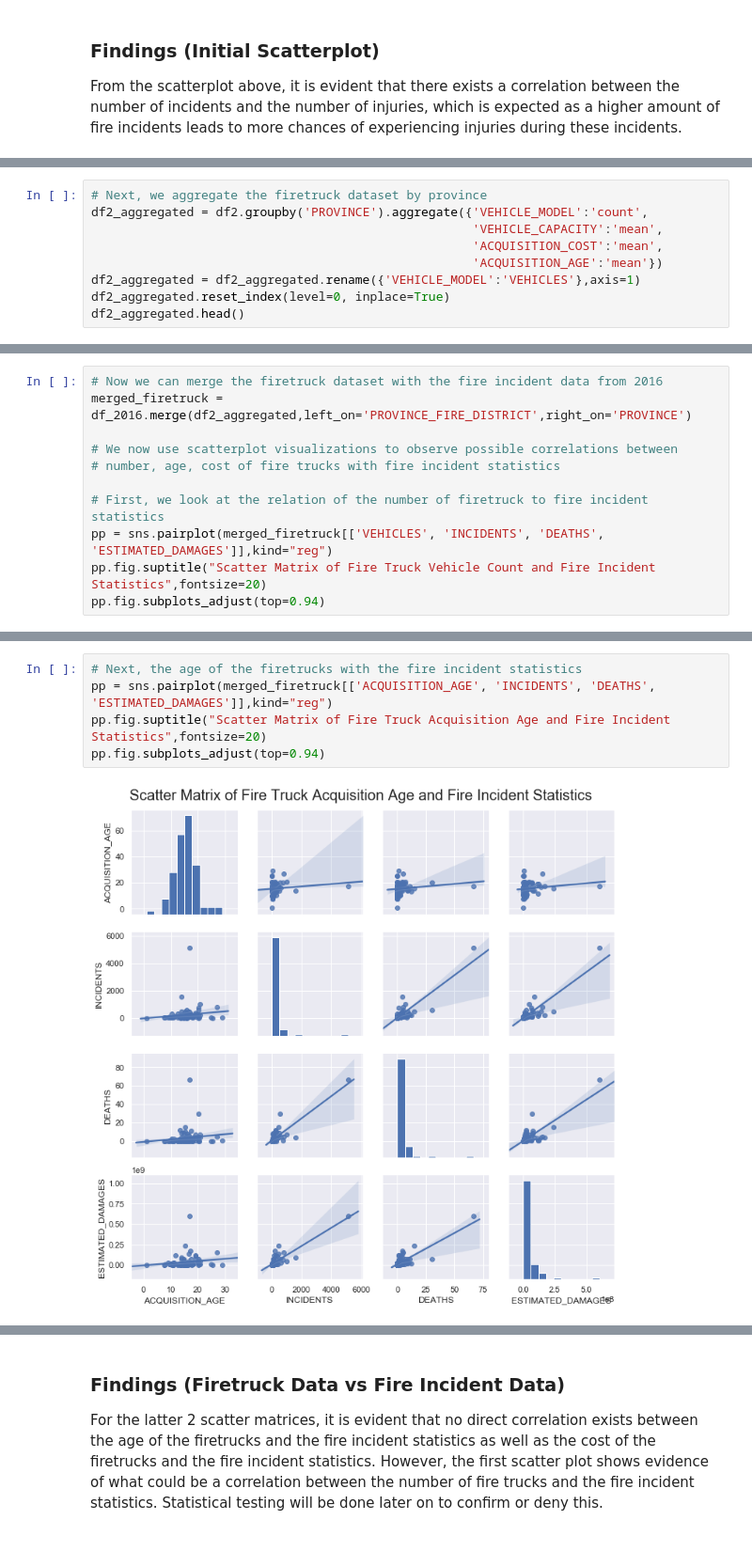
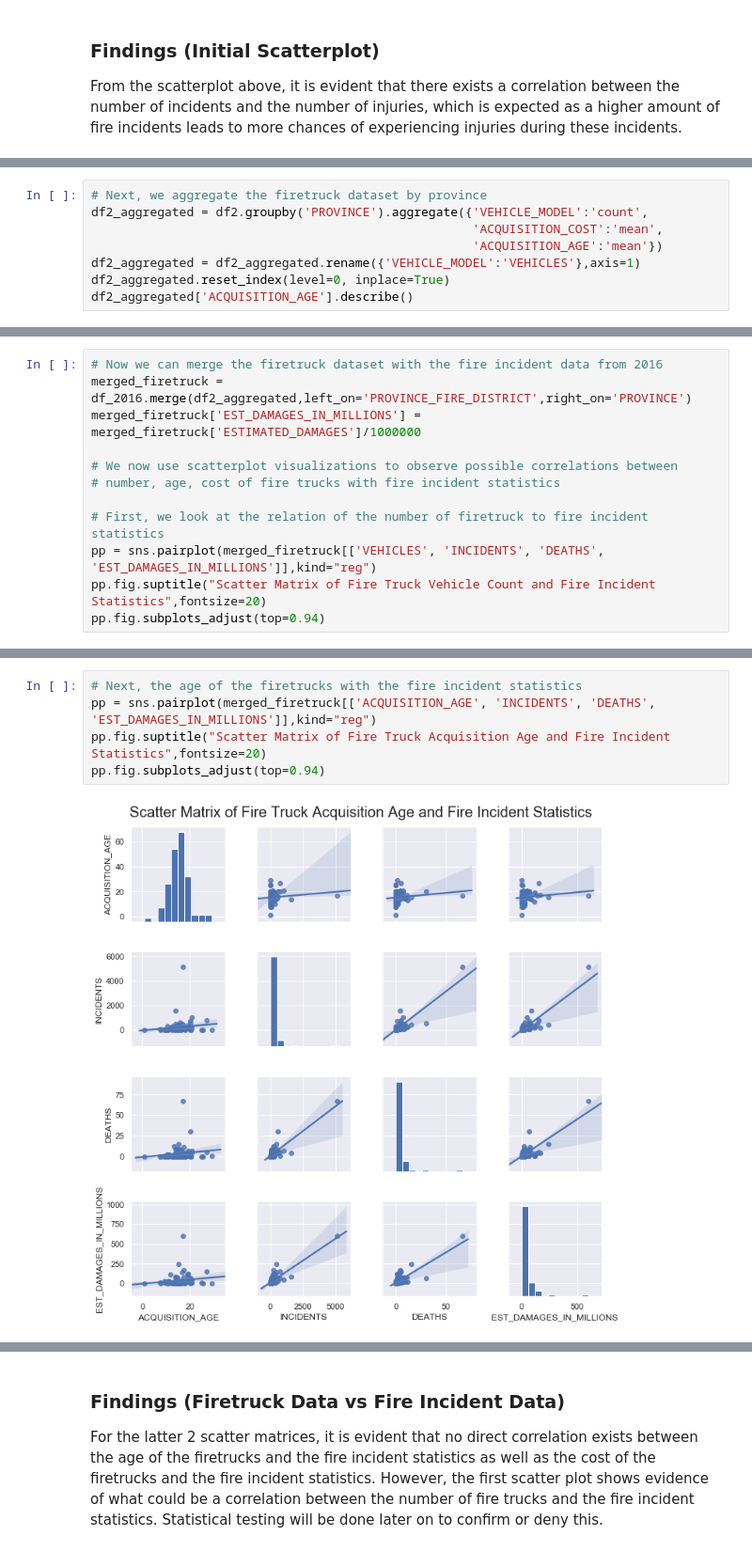
Before and after one commit to ianona/CSC933M-FinalProject, a Jupyter notebook: Fire Incidents.ipynb, the cells around one changed output, grey strips where cells are left out. Shown at 94% size. Drawn from its saved outputs; the diff is of its cells as text.

```diff
--- a/Fire Incidents.ipynb
+++ b/Fire Incidents.ipynb
@@ -547,10 +562,9 @@ print(tofix)
 # %%
 # Next, we aggregate the firetruck dataset by province
 df2_aggregated = df2.groupby('PROVINCE').aggregate({'VEHICLE_MODEL':'count',
-                                                    'VEHICLE_CAPACITY':'mean',
                                                     'ACQUISITION_COST':'mean',
                                                     'ACQUISITION_AGE':'mean'})
 df2_aggregated = df2_aggregated.rename({'VEHICLE_MODEL':'VEHICLES'},axis=1)
 df2_aggregated.reset_index(level=0, inplace=True)
-df2_aggregated.head()
+df2_aggregated['ACQUISITION_AGE'].describe()
 # %% [output]
@@ -563,12 +580,13 @@ df2_aggregated.head()
 # %%
 # Now we can merge the firetruck dataset with the fire incident data from 2016
 merged_firetruck = df_2016.merge(df2_aggregated,left_on='PROVINCE_FIRE_DISTRICT',right_on='PROVINCE')
+merged_firetruck['EST_DAMAGES_IN_MILLIONS'] = merged_firetruck['ESTIMATED_DAMAGES']/1000000
 
 # We now use scatterplot visualizations to observe possible correlations between
 # number, age, cost of fire trucks with fire incident statistics
 
 # First, we look at the relation of the number of firetruck to fire incident statistics
-pp = sns.pairplot(merged_firetruck[['VEHICLES', 'INCIDENTS', 'DEATHS', 'ESTIMATED_DAMAGES']],kind="reg")
+pp = sns.pairplot(merged_firetruck[['VEHICLES', 'INCIDENTS', 'DEATHS', 'EST_DAMAGES_IN_MILLIONS']],kind="reg")
 pp.fig.suptitle("Scatter Matrix of Fire Truck Vehicle Count and Fire Incident Statistics",fontsize=20)
 pp.fig.subplots_adjust(top=0.94)
 # %% [output]
@@ -576,9 +594,9 @@ pp.fig.subplots_adjust(top=0.94)
 # %%
 # Next, the age of the firetrucks with the fire incident statistics
-pp = sns.pairplot(merged_firetruck[['ACQUISITION_AGE', 'INCIDENTS', 'DEATHS', 'ESTIMATED_DAMAGES']],kind="reg")
+pp = sns.pairplot(merged_firetruck[['ACQUISITION_AGE', 'INCIDENTS', 'DEATHS', 'EST_DAMAGES_IN_MILLIONS']],kind="reg")
 pp.fig.suptitle("Scatter Matrix of Fire Truck Acquisition Age and Fire Incident Statistics",fontsize=20)
 pp.fig.subplots_adjust(top=0.94)
 # %% [output]
-[figure, old version]
+[figure, new version]
 # %%
 # Lastly, the cost of the firetrucks with the fire incident statistics
```
Also changed, not shown: parts of 18 cells of this notebook.
